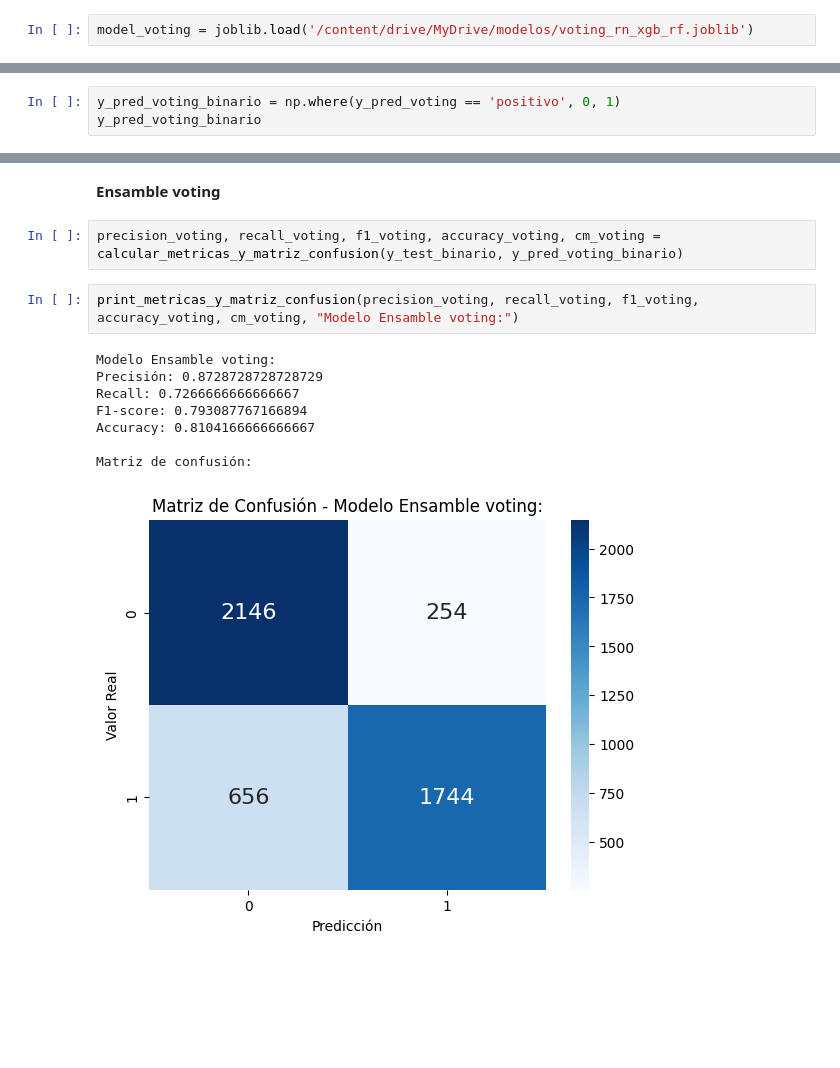
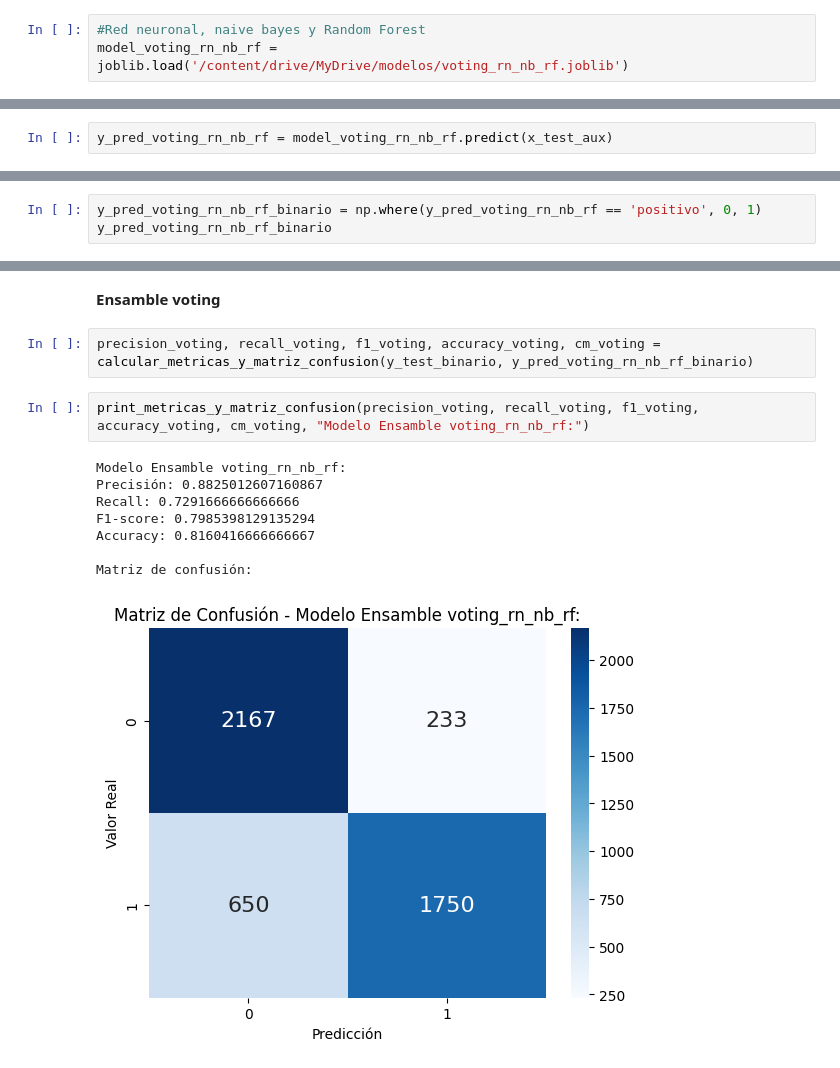
Before and after one commit to ricadolcvuba/7506R_TP2_GRUPO03, a Jupyter notebook: Notebooks TP2/7506R_TP2_GRUPO03_ENTREGA_N8.ipynb, the cells around one changed output, grey strips where cells are left out. Saved outputs shown, nothing was run; the diff lists cells and outputs as text; blank space fills up the shorter version.

```diff
--- a/Notebooks TP2/7506R_TP2_GRUPO03_ENTREGA_N8.ipynb
+++ b/Notebooks TP2/7506R_TP2_GRUPO03_ENTREGA_N8.ipynb
@@ -44,5 +92,6 @@ model_rn = joblib.load('/content/drive/MyDrive/modelos/best_nb.joblib')
 # %%
-model_voting = joblib.load('/content/drive/MyDrive/modelos/voting_rn_xgb_rf.joblib')
+#Red neuronal, naive bayes y Random Forest
+model_voting_rn_nb_rf = joblib.load('/content/drive/MyDrive/modelos/voting_rn_nb_rf.joblib')
 # %% [markdown]
 #Vectorizar
 # %%
@@ -74,0 +125,2 @@ y_pred_voting = model_voting.predict(x_test_aux)
+# %%
+y_pred_voting_rn_nb_rf = model_voting_rn_nb_rf.predict(x_test_aux)
@@ -118,6 +172,6 @@ array([1, 1, 1, ..., 1, 0, 0])
 # %%
-y_pred_voting_binario = np.where(y_pred_voting == 'positivo', 0, 1)
-y_pred_voting_binario
+y_pred_voting_rn_nb_rf_binario = np.where(y_pred_voting_rn_nb_rf == 'positivo', 0, 1)
+y_pred_voting_rn_nb_rf_binario
 # %% [output]
 array([1, 1, 0, ..., 1, 0, 0])
 # %% [markdown]
@@ -228,15 +279,15 @@ Matriz de confusión:
 # %% [markdown]
 **Ensamble voting**
 # %%
-precision_voting, recall_voting, f1_voting, accuracy_voting, cm_voting = calcular_metricas_y_matriz_confusion(y_test_binario, y_pred_voting_binario)
+precision_voting, recall_voting, f1_voting, accuracy_voting, cm_voting = calcular_metricas_y_matriz_confusion(y_test_binario, y_pred_voting_rn_nb_rf_binario)
 # %%
-print_metricas_y_matriz_confusion(precision_voting, recall_voting, f1_voting, accuracy_voting, cm_voting, "Modelo Ensamble voting:")
+print_metricas_y_matriz_confusion(precision_voting, recall_voting, f1_voting, accuracy_voting, cm_voting, "Modelo Ensamble voting_rn_nb_rf:")
 # %% [output]
-Modelo Ensamble voting:
-Precisión: 0.8728728728728729
-Recall: 0.7266666666666667
-F1-score: 0.793087767166894
-Accuracy: 0.8104166666666667
+Modelo Ensamble voting_rn_nb_rf:
+Precisión: 0.8825012607160867
+Recall: 0.7291666666666666
+F1-score: 0.7985398129135294
+Accuracy: 0.8160416666666667
 
 Matriz de confusión:
-[figure, old version]
+[figure, new version]
```
Also changed, not shown: parts of 14 cells of this notebook, 1 other file.
